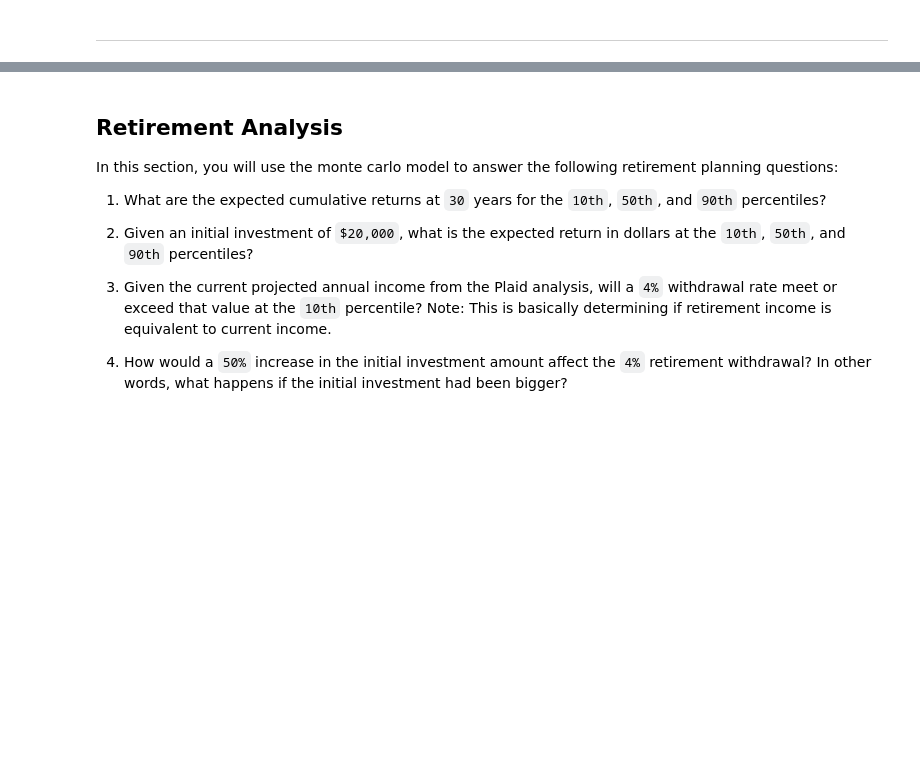
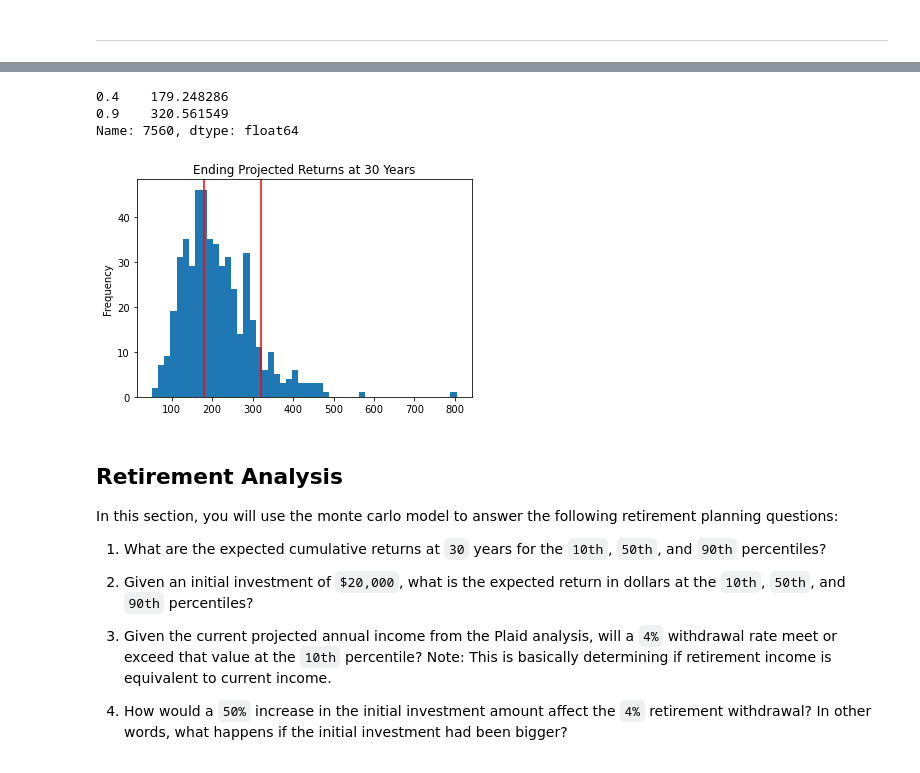
Before and after one commit to dovu93/API_HW, a Jupyter notebook: Assignment/portfolio_planner.ipynb, the cells around one changed output, grey strips where cells are left out. Cells and saved outputs as stored; diff of their text form; code cells hidden in the pictures; blank space fills up the shorter version.

```diff
--- a/Assignment/portfolio_planner.ipynb
+++ b/Assignment/portfolio_planner.ipynb
@@ -248,3 +249,14 @@ Name: 5040, dtype: float64
+# %%
+confidence_interval_50_30years = ending_cumulative_returns_30.quantile(q = [.4, .90])
+ending_cumulative_returns_30.plot.hist(title = "Ending Projected Returns at 30 Years", bins = 50)
+plt.axvline(confidence_interval_50_30years.iloc[0], color = "r")
+plt.axvline(confidence_interval_50_30years.iloc[1], color = "r")
+confidence_interval_50_30years
+# %% [output]
+0.4    179.248286
+0.9    320.561549
+Name: 7560, dtype: float64
+[figure, added]
 # %% [markdown]
 ## Retirement Analysis
 
```
Also changed, not shown: parts of 13 cells of this notebook, 4 other files.
